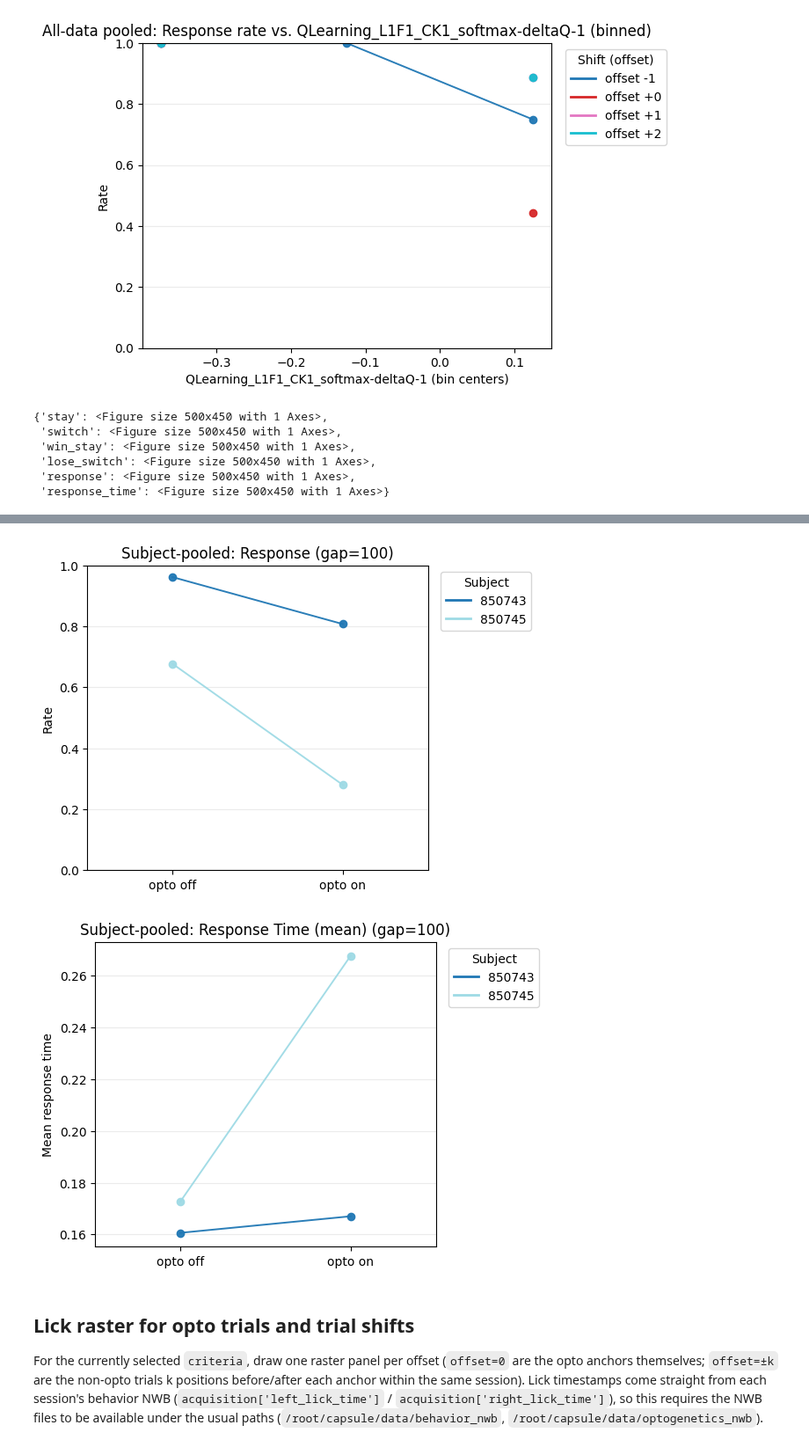
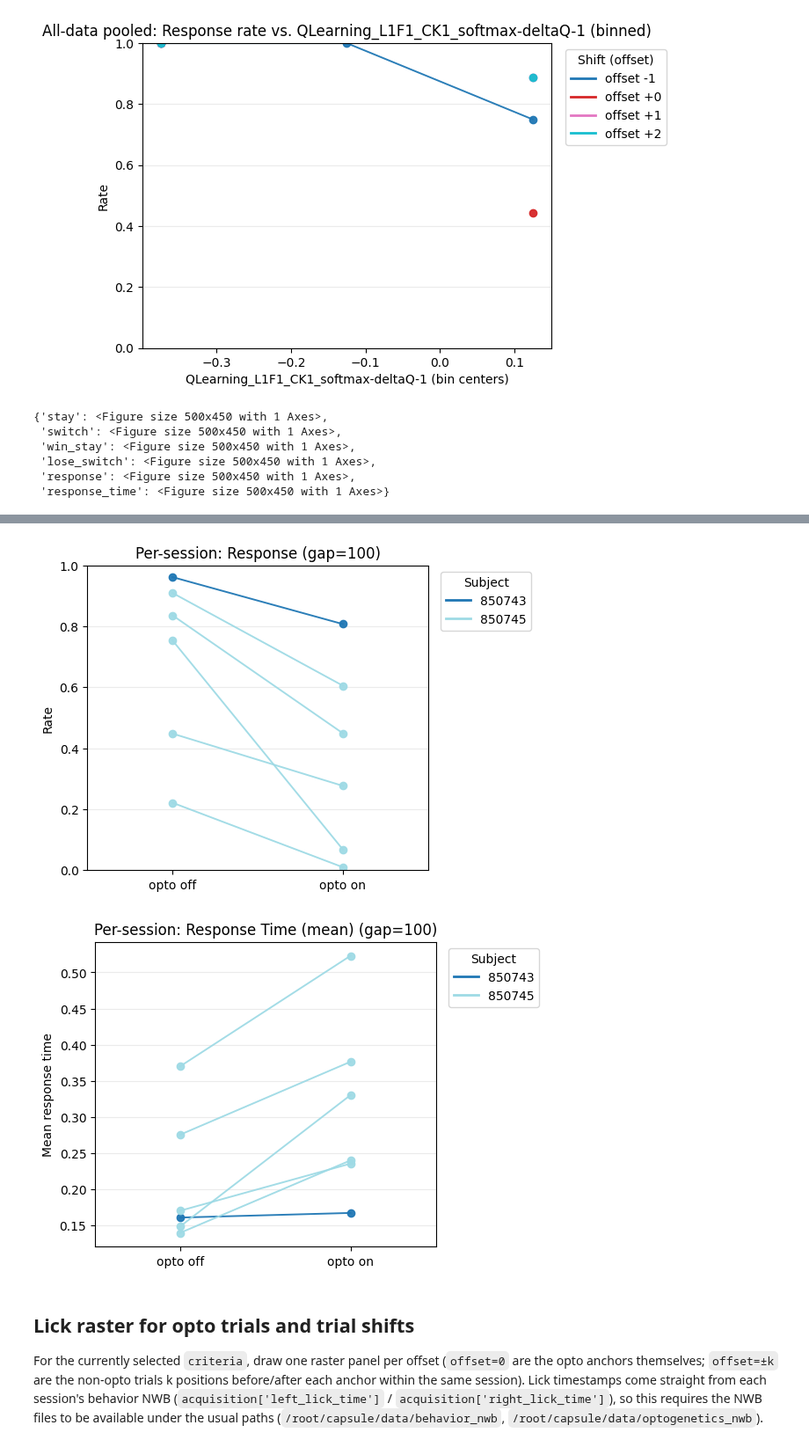
Before and after one commit to AllenNeuralDynamics/aind-dft-ephys-analysis, a Jupyter notebook: notebook/optogenetics_visualization.ipynb, the cells around one changed output, grey strips where cells are left out. Shown at 88% size. Cells and saved outputs as stored; diff of their text form; code cells hidden in the pictures.

```diff
--- a/notebook/optogenetics_visualization.ipynb
+++ b/notebook/optogenetics_visualization.ipynb
@@ -365,7 +365,8 @@ figs = plot_rates_vs_latent(
 plot_on_off_block_rates(
     combined_dataframe,
     criteria=criteria,
-    line_by='subject',
+    #line_by='subject',
+    line_by='session',
     max_response_time=1
 )
 # %% [output]
@@ -382,5 +383,5 @@ plot_on_off_block_rates(
-[figure, old version]
+[figure, new version]
-[figure, old version]
+[figure, new version]
 # %% [markdown]
 ## Lick raster for opto trials and trial shifts
 
```
Also changed, not shown: parts of 1 cell of this notebook, 1 other file.
